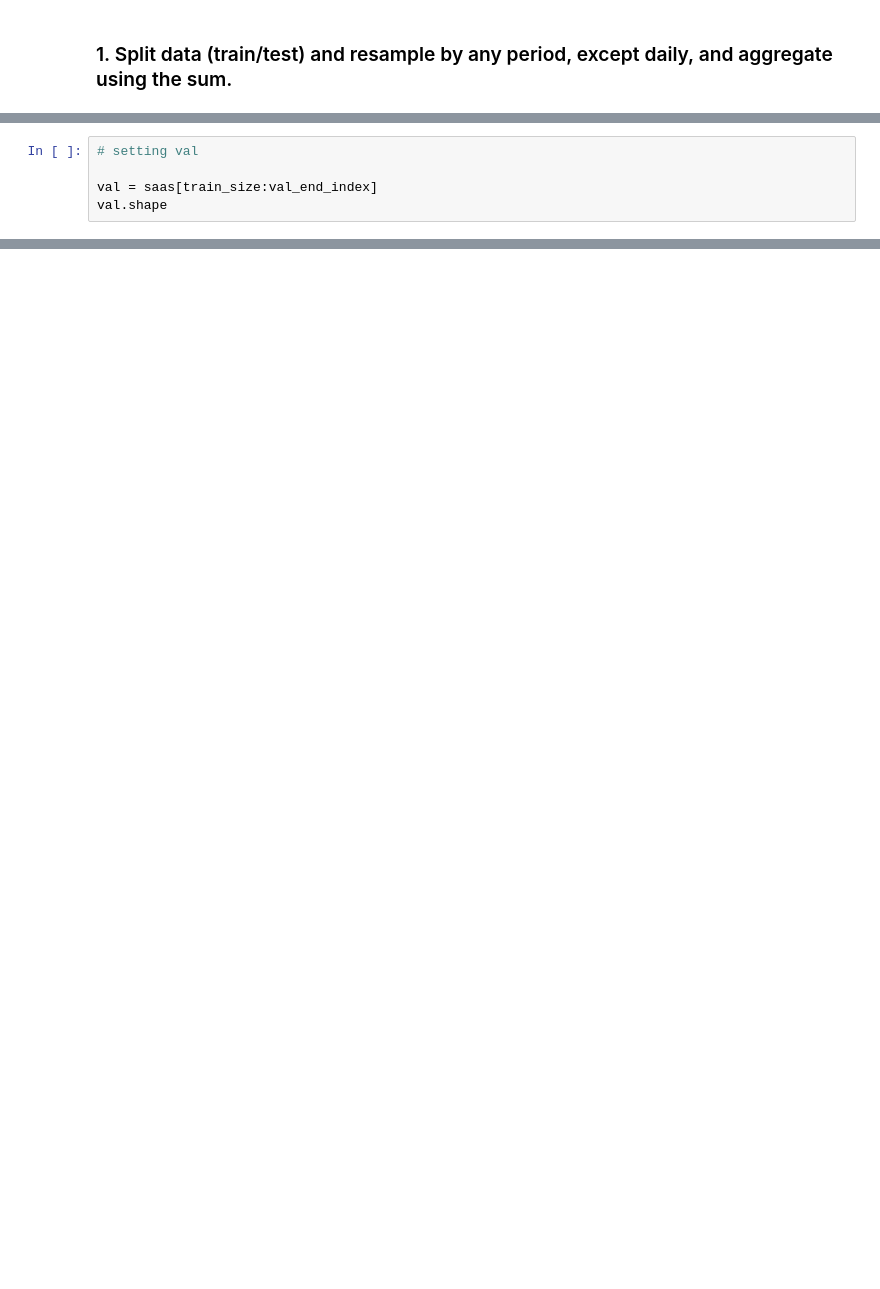
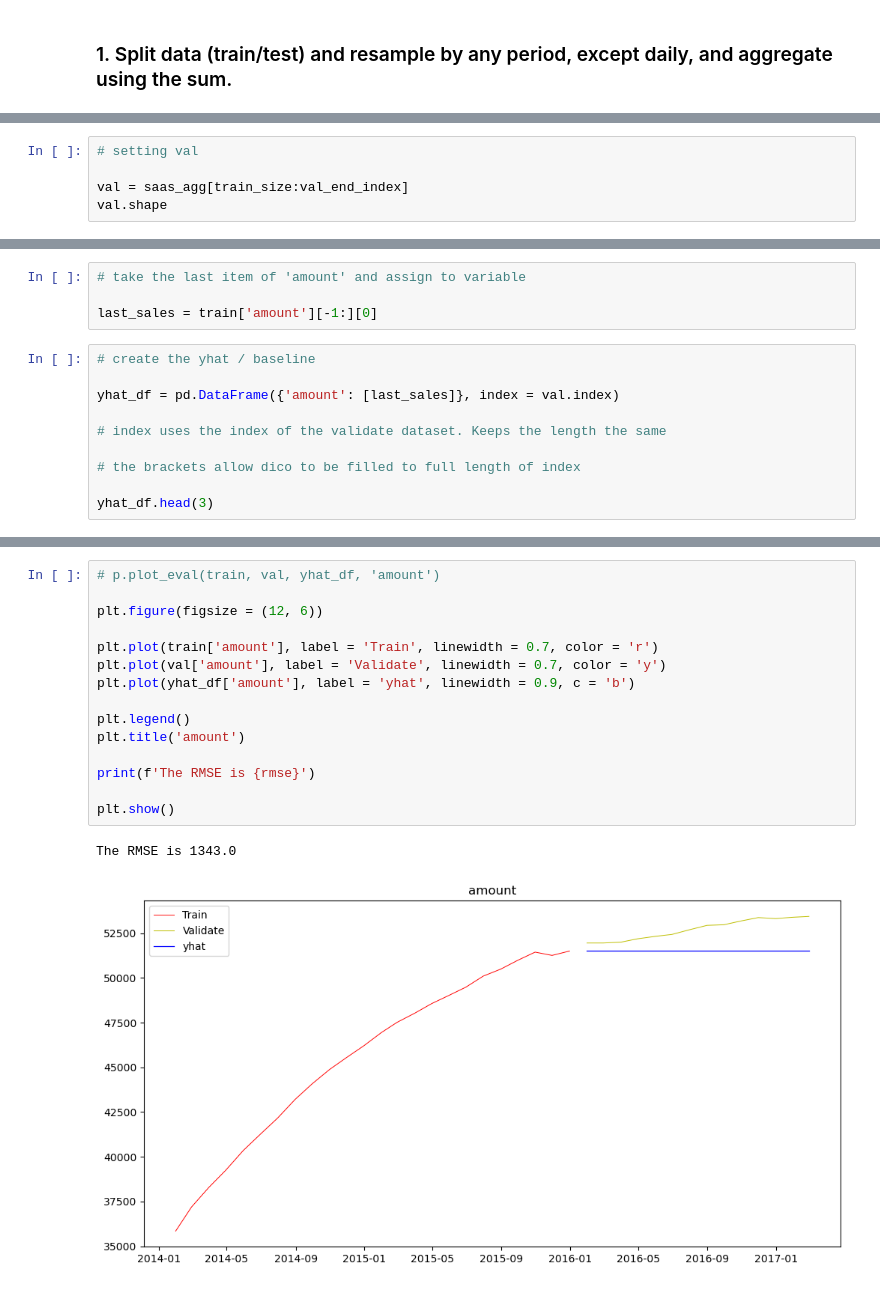
Before and after one commit to MagdalenaRahn/time-series-exercises, a Jupyter notebook: time-series-modelling-forecasting-exercises-09FEB23.ipynb, the cells around one changed output, grey strips where cells are left out. Drawn from its saved outputs; the diff is of its cells as text; blank space fills up the shorter version.

```diff
--- a/time-series-modelling-forecasting-exercises-09FEB23.ipynb
+++ b/time-series-modelling-forecasting-exercises-09FEB23.ipynb
@@ -146,6 +141,6 @@ val_end_index
 # %%
 # setting val
 
-val = saas[train_size:val_end_index]
+val = saas_agg[train_size:val_end_index]
 val.shape
 # %% [output]
@@ -160,0 +181,14 @@ test.shape
+# %%
+# take the last item of 'amount' and assign to variable
+
+last_sales = train['amount'][-1:][0]
+# %%
+# create the yhat / baseline
+
+yhat_df = pd.DataFrame({'amount': [last_sales]}, index = val.index)
+
+# index uses the index of the validate dataset. Keeps the length the same
+
+# the brackets allow dico to be filled to full length of index
+
+yhat_df.head(3)
@@ -160,0 +214,18 @@ test.shape
+# %%
+# p.plot_eval(train, val, yhat_df, 'amount')
+
+plt.figure(figsize = (12, 6))
+
+plt.plot(train['amount'], label = 'Train', linewidth = 0.7, color = 'r')
+plt.plot(val['amount'], label = 'Validate', linewidth = 0.7, color = 'y')
+plt.plot(yhat_df['amount'], label = 'yhat', linewidth = 0.9, c = 'b')
+
+plt.legend()
+plt.title('amount')
+
+print(f'The RMSE is {rmse}')
+
+plt.show()
+# %% [output]
+The RMSE is 1343.0
+[figure, added]
```
Also changed, not shown: parts of 28 cells of this notebook, 2 other files.
